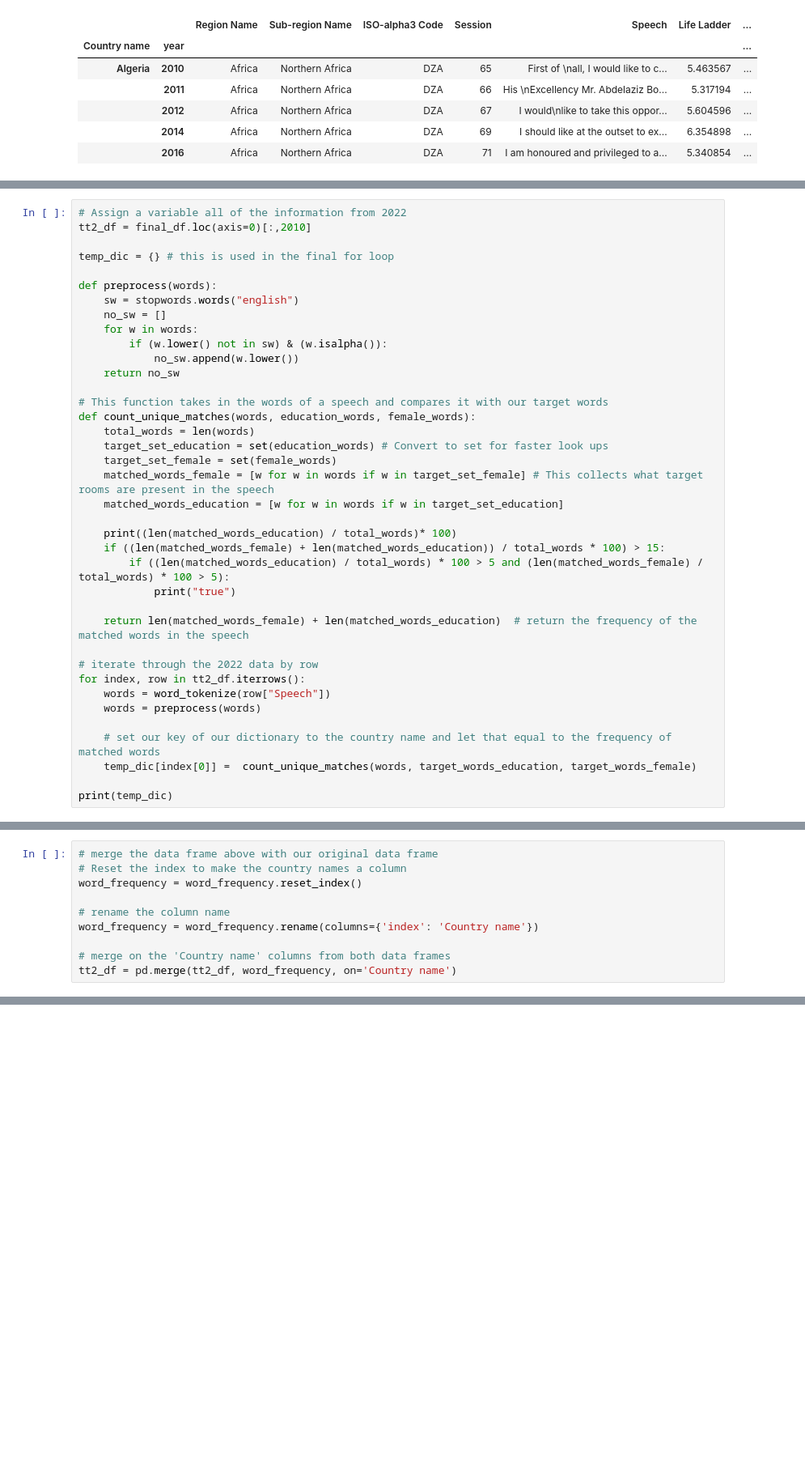
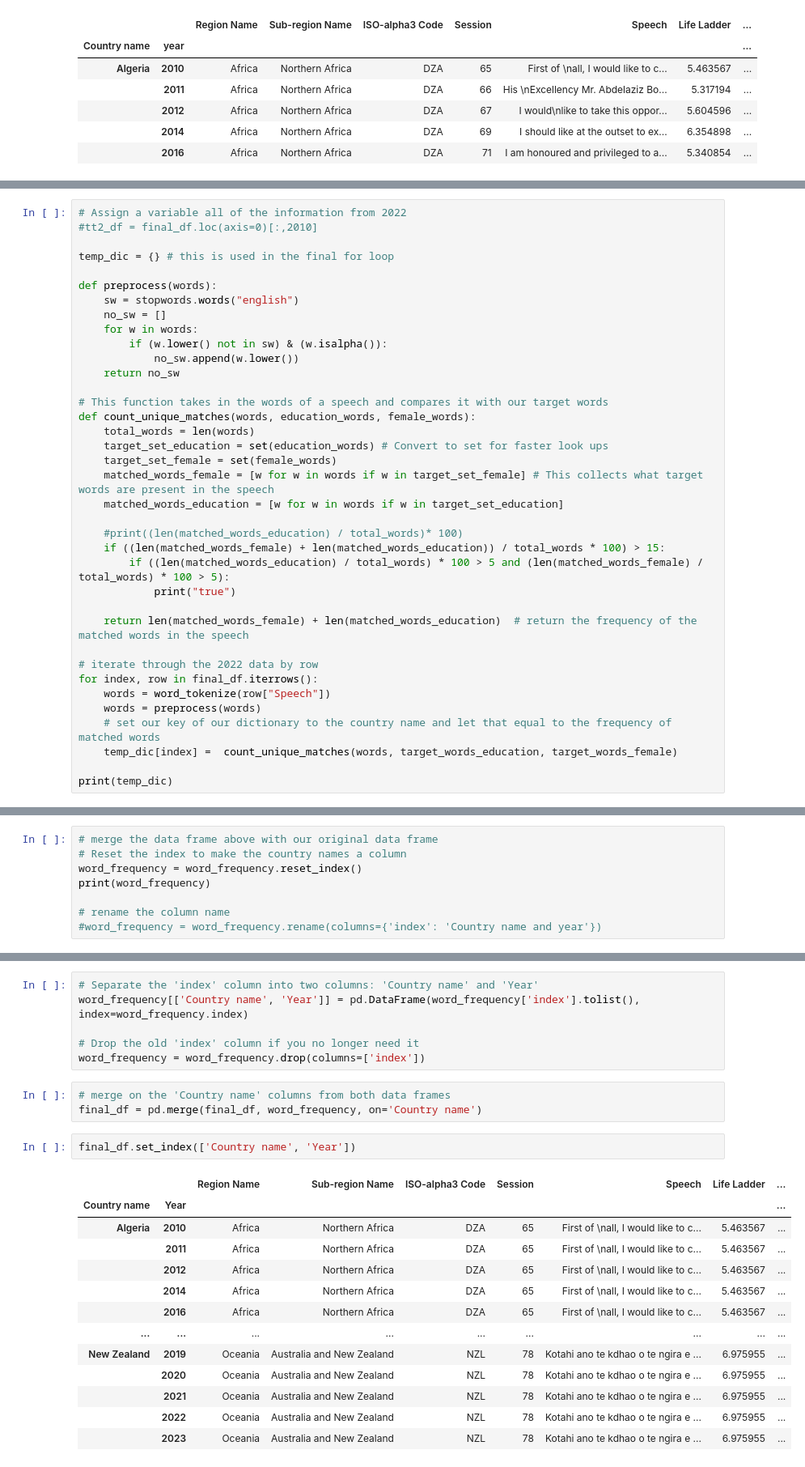
Before and after one commit to KonstantinidouCh/UN-Female-Education, a Jupyter notebook: notebooks/Exploratory Question.ipynb, the cells around one changed output, grey strips where cells are left out. Shown at 81% size. Cells and saved outputs as stored; diff of their text form; blank space fills up the shorter version.

```diff
--- a/notebooks/Exploratory Question.ipynb
+++ b/notebooks/Exploratory Question.ipynb
@@ -362,7 +362,7 @@ target_words_female = ["gender", "women", "woman", "girl", "girls", "female", "n
                        "females", "womans"]
 # %%
 # Assign a variable all of the information from 2022
-tt2_df = final_df.loc(axis=0)[:,2010]
+#tt2_df = final_df.loc(axis=0)[:,2010]
 
 temp_dic = {} # this is used in the final for loop
 
@@ -379,10 +379,10 @@ def count_unique_matches(words, education_words, female_words):
     total_words = len(words)
     target_set_education = set(education_words) # Convert to set for faster look ups
     target_set_female = set(female_words)
-    matched_words_female = [w for w in words if w in target_set_female] # This collects what target rooms are present in the speech
+    matched_words_female = [w for w in words if w in target_set_female] # This collects what target words are present in the speech
     matched_words_education = [w for w in words if w in target_set_education]
 
-    print((len(matched_words_education) / total_words)* 100)
+    #print((len(matched_words_education) / total_words)* 100)
     if ((len(matched_words_female) + len(matched_words_education)) / total_words * 100) > 15:
         if ((len(matched_words_education) / total_words) * 100 > 5 and (len(matched_words_female) / total_words) * 100 > 5):
             print("true")
@@ -390,12 +390,11 @@ def count_unique_matches(words, education_words, female_words):
     return len(matched_words_female) + len(matched_words_education)  # return the frequency of the matched words in the speech
 
 # iterate through the 2022 data by row
-for index, row in tt2_df.iterrows():
+for index, row in final_df.iterrows():
     words = word_tokenize(row["Speech"])
     words = preprocess(words)
-
     # set our key of our dictionary to the country name and let that equal to the frequency of matched words
-    temp_dic[index[0]] =  count_unique_matches(words, target_words_education, target_words_female)
+    temp_dic[index] =  count_unique_matches(words, target_words_education, target_words_female)
 
 print(temp_dic)
 # %% [output]
@@ -439,9 +422,7 @@ New Zealand     1
 # merge the data frame above with our original data frame
 # Reset the index to make the country names a column
 word_frequency = word_frequency.reset_index()
+print(word_frequency)
 
 # rename the column name
-word_frequency = word_frequency.rename(columns={'index': 'Country name'})
-
-# merge on the 'Country name' columns from both data frames
-tt2_df = pd.merge(tt2_df, word_frequency, on='Country name')
+#word_frequency = word_frequency.rename(columns={'index': 'Country name and year'})
@@ -463,0 +444,25 @@ tt2_df
+# %%
+# Separate the 'index' column into two columns: 'Country name' and 'Year'
+word_frequency[['Country name', 'Year']] = pd.DataFrame(word_frequency['index'].tolist(), index=word_frequency.index)
+
+# Drop the old 'index' column if you no longer need it
+word_frequency = word_frequency.drop(columns=['index'])
+# %%
+# merge on the 'Country name' columns from both data frames
+final_df = pd.merge(final_df, word_frequency, on='Country name')
+# %%
+final_df.set_index(['Country name', 'Year'])
+# %% [output]
+|  |  | Region Name | Sub-region Name | ISO-alpha3 Code | Session | Speech | Life Ladder | ... |
+| Country name | Year |  |  |  |  |  |  | ... |
+| Algeria | 2010 | Africa | Northern Africa | DZA | 65 | First of \nall, I would like to c... | 5.463567 | ... |
+|  | 2011 | Africa | Northern Africa | DZA | 65 | First of \nall, I would like to c... | 5.463567 | ... |
+|  | 2012 | Africa | Northern Africa | DZA | 65 | First of \nall, I would like to c... | 5.463567 | ... |
+|  | 2014 | Africa | Northern Africa | DZA | 65 | First of \nall, I would like to c... | 5.463567 | ... |
+|  | 2016 | Africa | Northern Africa | DZA | 65 | First of \nall, I would like to c... | 5.463567 | ... |
+| ... | ... | ... | ... | ... | ... | ... | ... | ... |
+| New Zealand | 2019 | Oceania | Australia and New Zealand | NZL | 78 | Kotahi ano te kdhao o te ngira e ... | 6.975955 | ... |
+|  | 2020 | Oceania | Australia and New Zealand | NZL | 78 | Kotahi ano te kdhao o te ngira e ... | 6.975955 | ... |
+|  | 2021 | Oceania | Australia and New Zealand | NZL | 78 | Kotahi ano te kdhao o te ngira e ... | 6.975955 | ... |
+|  | 2022 | Oceania | Australia and New Zealand | NZL | 78 | Kotahi ano te kdhao o te ngira e ... | 6.975955 | ... |
+|  | 2023 | Oceania | Australia and New Zealand | NZL | 78 | Kotahi ano te kdhao o te ngira e ... | 6.975955 | ... |
```
Also changed, not shown: parts of 10 cells of this notebook.
